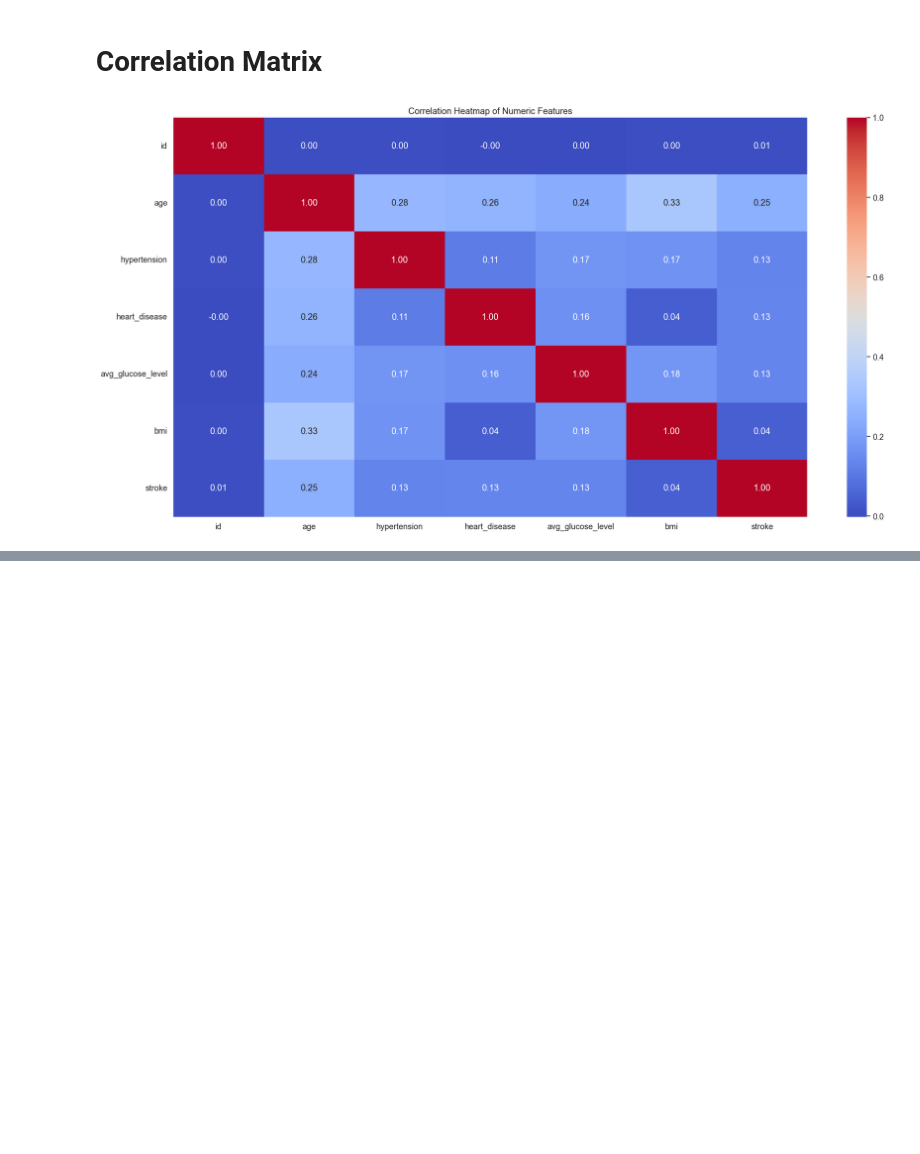
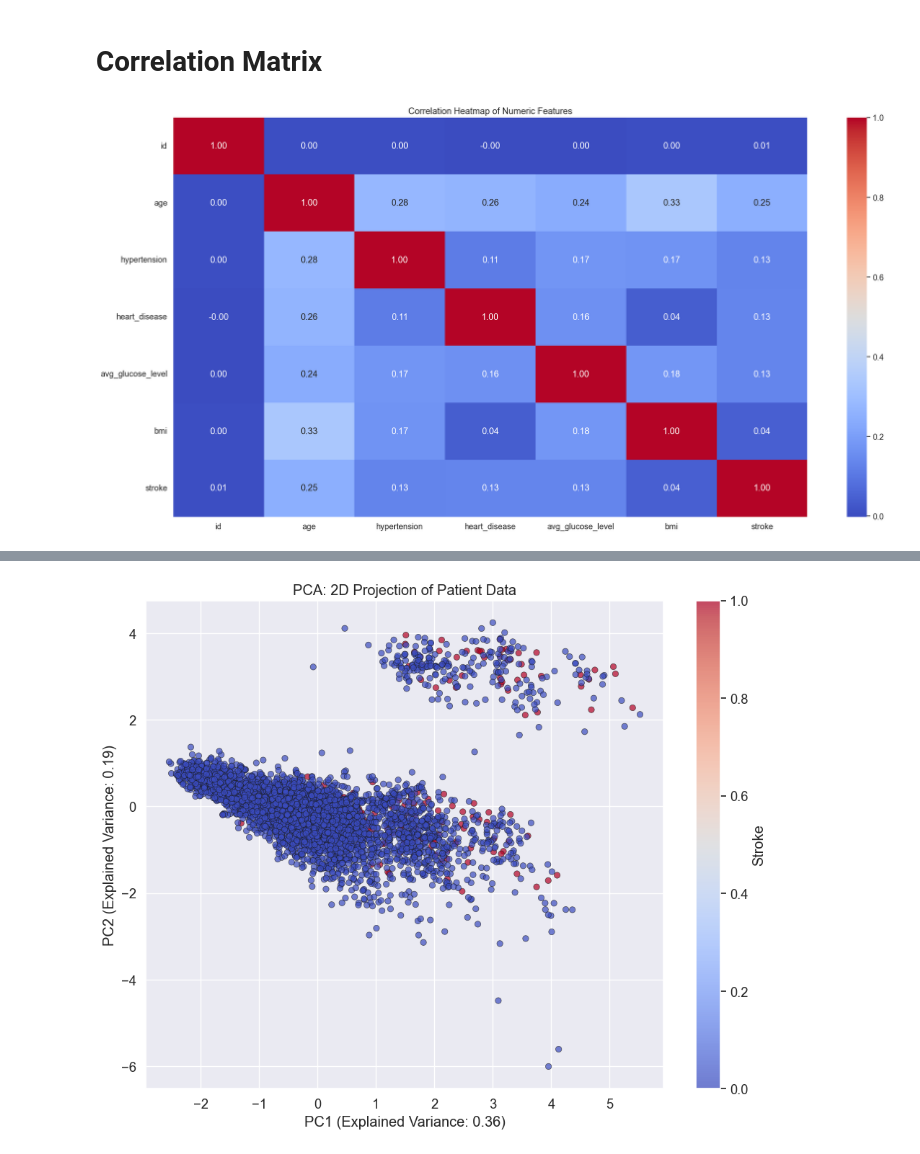
Before and after one commit to marwannour1/stroke_prediction, a Jupyter notebook: main.ipynb, the cells around one changed output, grey strips where cells are left out. Cells and saved outputs as stored; diff of their text form; code cells hidden in the pictures; blank space fills up the shorter version.

```diff
--- a/main.ipynb
+++ b/main.ipynb
@@ -217,0 +225,8 @@ plt.show()
+# %%
+# Dropping unnecessary columns
+
+numeric_features = df.select_dtypes(include=['float64', 'int64']).drop(['id', 'stroke'], axis=1, errors='ignore')
+numeric_features = numeric_features.fillna(numeric_features.mean())
+
+print(f"X shape: {numeric_features.shape}")
+display(numeric_features.head())
@@ -217,0 +241,10 @@ plt.show()
+# %%
+# Scaling the numeric features
+
+from sklearn.preprocessing import StandardScaler
+
+scaler = StandardScaler()
+numeric_features_scaled = scaler.fit_transform(numeric_features)
+
+print(f"X shape after scaling: {numeric_features_scaled.shape}")
+display(pd.DataFrame(numeric_features_scaled, columns=numeric_features.columns).head())
@@ -217,0 +259,10 @@ plt.show()
+# %%
+# Perform PCA to reduce dimensionality after scaling
+
+from sklearn.decomposition import PCA
+
+pca = PCA(n_components=2)
+numeric_features_pca = pca.fit_transform(numeric_features_scaled)
+
+print(f"PCA shape: {numeric_features_pca.shape}")
+display(pd.DataFrame(numeric_features_pca, columns=['PC1', 'PC2']).head())
@@ -217,0 +277,17 @@ plt.show()
+# %%
+# Visualize PCA results in 2D
+
+plt.figure(figsize=(10, 8))
+scatter = plt.scatter(numeric_features_pca[:, 0], numeric_features_pca[:, 1], c=y, cmap='coolwarm', alpha=0.7, edgecolors='k', linewidth=0.5)
+
+plt.colorbar(scatter, label='Stroke')
+plt.title('PCA: 2D Projection of Patient Data')
+plt.xlabel(f'PC1 (Explained Variance: {pca.explained_variance_ratio_[0]:.2f})')
+plt.ylabel(f'PC2 (Explained Variance: {pca.explained_variance_ratio_[1]:.2f})')
+
+
+plt.tight_layout()
+plt.savefig('pca_visualization.png')
+plt.show()
+# %% [output]
+[figure, added]
```
Also changed, not shown: parts of 9 cells of this notebook, 1 other file.
